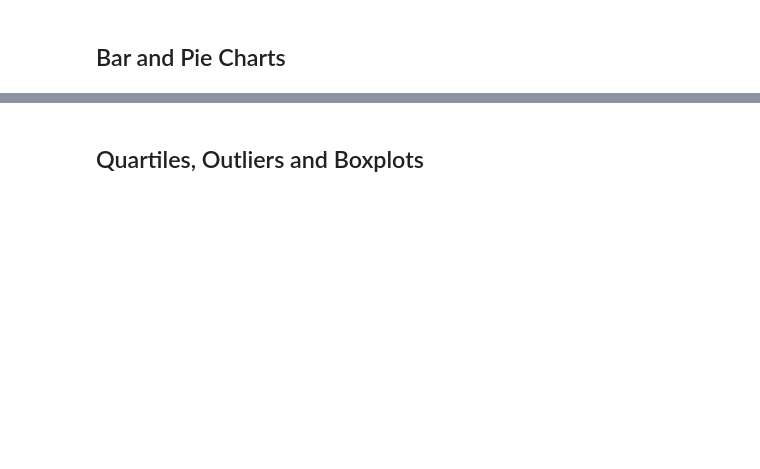
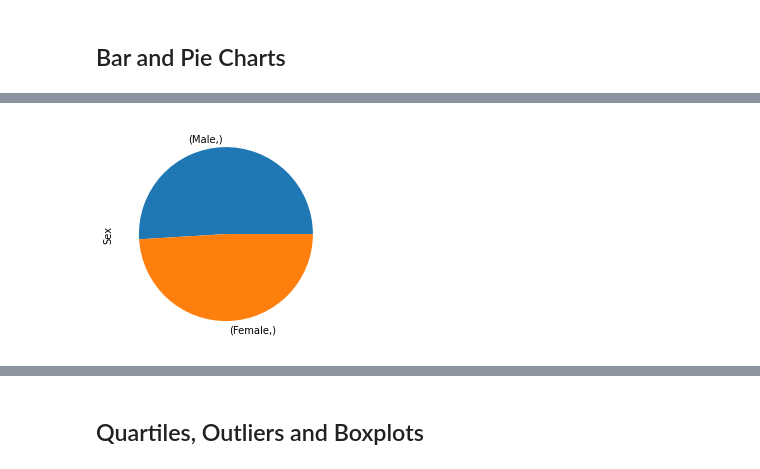
Before and after one commit to osie78/Pymaceuticals, a Jupyter notebook: Pymaceuticals/pymaceuticals_starter.ipynb, the cells around one changed output, grey strips where cells are left out. Drawn from its saved outputs; the diff is of its cells as text; code cells hidden in the pictures; blank space fills up the shorter version.

```diff
--- a/Pymaceuticals/pymaceuticals_starter.ipynb
+++ b/Pymaceuticals/pymaceuticals_starter.ipynb
@@ -65,7 +69,7 @@ repeated
 # %%
 look_repeated=all.loc[all["Mouse ID"] =="g989"] #will get a subset with only the repetitions for this mouse
 indices_repeated =list(look_repeated.index) #obtaining the indexes to use them to drop rows by index
-cleaned_df=all.drop(indeces_repeated)
+cleaned_df=all.drop(indices_repeated)
 # %%
 cleaned_df
 # %% [output]
@@ -121,4 +199,11 @@ drug_regimen=
 # %%
 # Generate a pie plot showing the distribution of female versus male mice using pandas
+gender=(cleaned_df[["Sex"]].value_counts())
+
+gender.plot(kind='pie', y='Sex').set_ylabel("Sex")
+
+plt.show()
+# %% [output]
+[figure, added]
 # %%
 # Generate a pie plot showing the distribution of female versus male mice using pyplot
```
Also changed, not shown: parts of 23 cells of this notebook.
